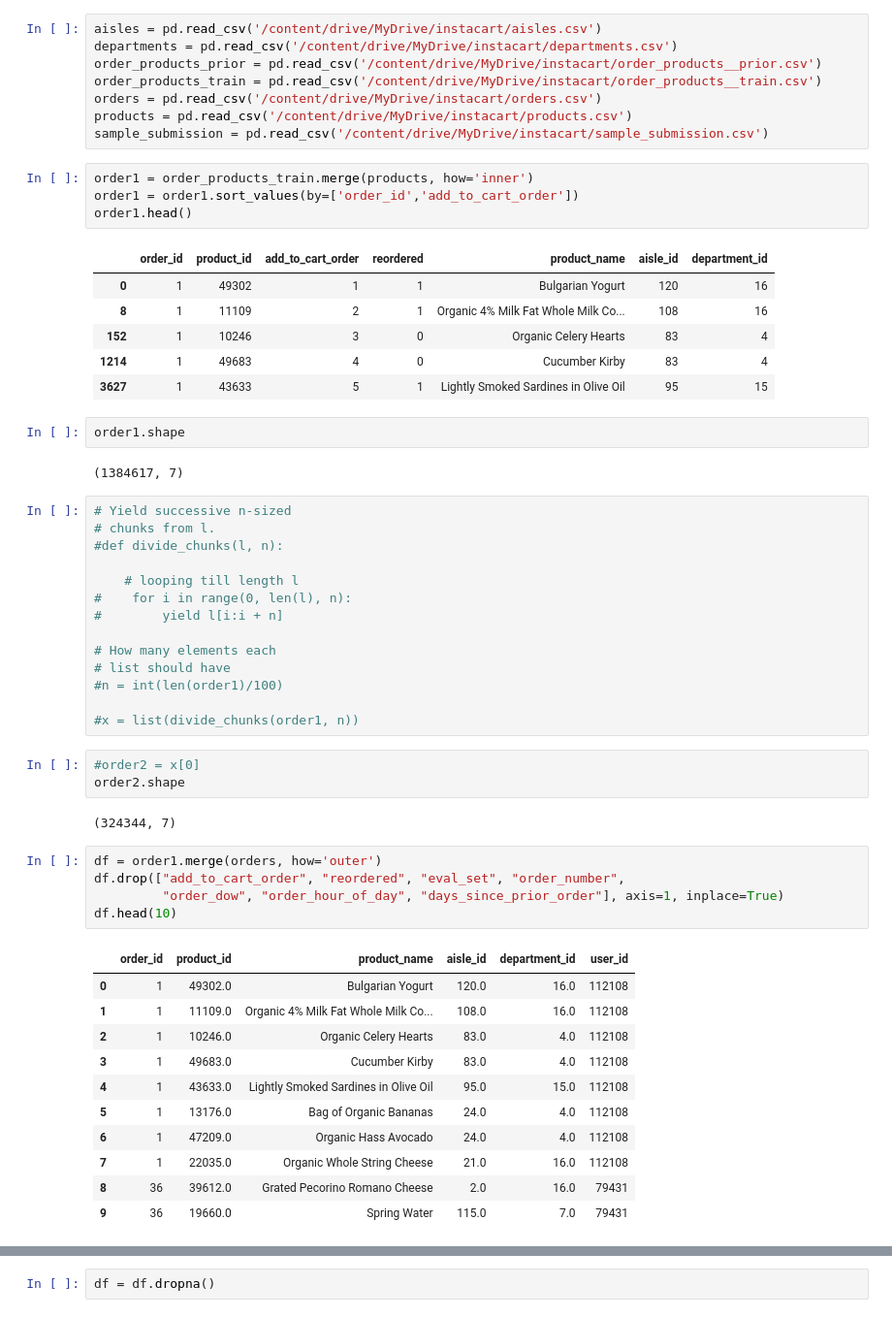
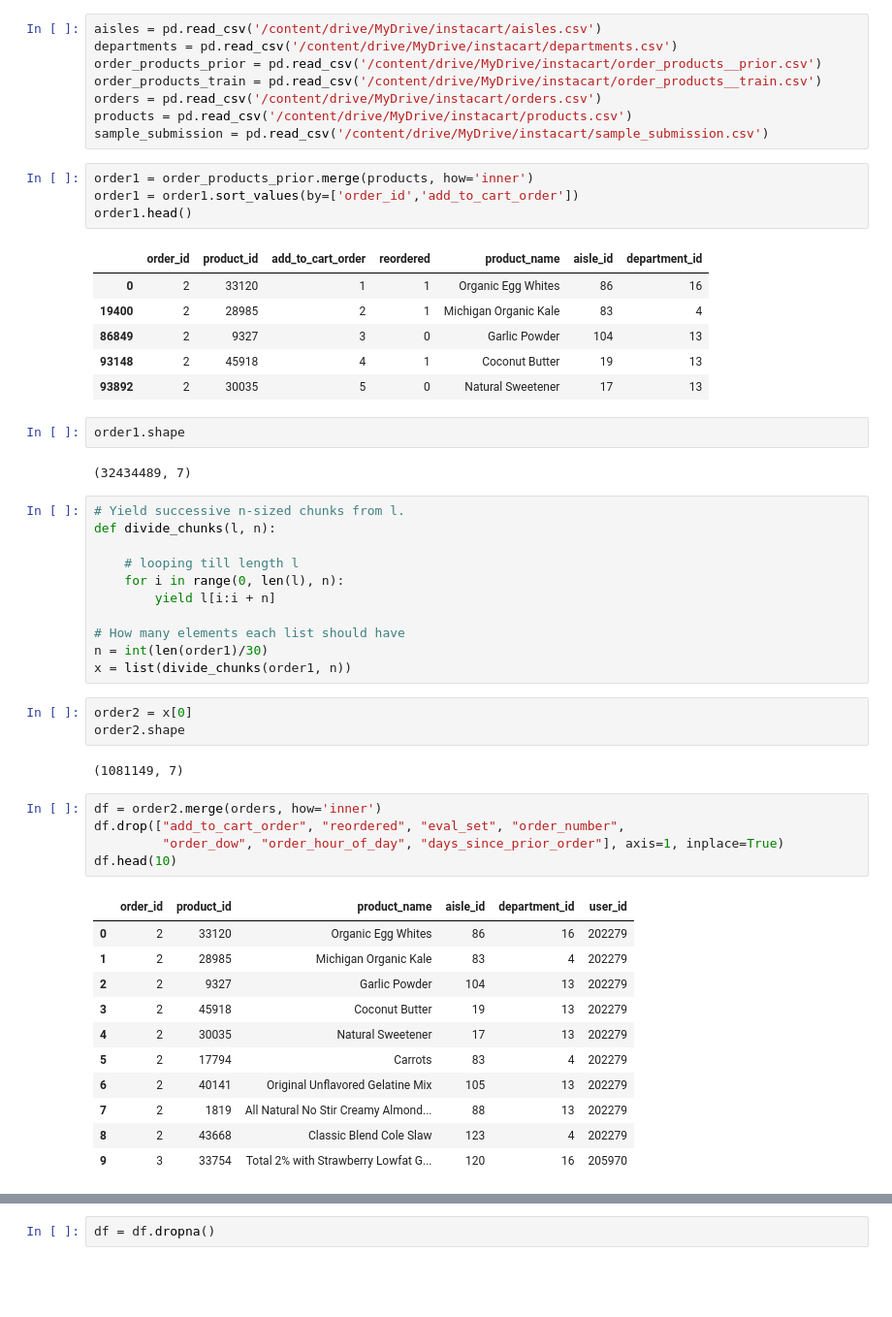
Before and after one commit to pedroafleite/instacart-market-basket-analysis, a Jupyter notebook: instacart_2_segmentation.ipynb, the cells around one changed output, grey strips where cells are left out. Shown at 97% size. Saved outputs shown, nothing was run; the diff lists cells and outputs as text; blank space fills up the shorter version.

```diff
--- a/instacart_2_segmentation.ipynb
+++ b/instacart_2_segmentation.ipynb
@@ -30,56 +30,53 @@ orders = pd.read_csv('/content/drive/MyDrive/instacart/orders.csv')
 products = pd.read_csv('/content/drive/MyDrive/instacart/products.csv')
 sample_submission = pd.read_csv('/content/drive/MyDrive/instacart/sample_submission.csv')
 # %%
-order1 = order_products_train.merge(products, how='inner')
+order1 = order_products_prior.merge(products, how='inner')
 order1 = order1.sort_values(by=['order_id','add_to_cart_order'])
 order1.head()
 # %% [output]
 |  | order_id | product_id | add_to_cart_order | reordered | product_name | aisle_id | department_id |
-| 0 | 1 | 49302 | 1 | 1 | Bulgarian Yogurt | 120 | 16 |
-| 8 | 1 | 11109 | 2 | 1 | Organic 4% Milk Fat Whole Milk Co... | 108 | 16 |
-| 152 | 1 | 10246 | 3 | 0 | Organic Celery Hearts | 83 | 4 |
-| 1214 | 1 | 49683 | 4 | 0 | Cucumber Kirby | 83 | 4 |
-| 3627 | 1 | 43633 | 5 | 1 | Lightly Smoked Sardines in Olive Oil | 95 | 15 |
+| 0 | 2 | 33120 | 1 | 1 | Organic Egg Whites | 86 | 16 |
+| 19400 | 2 | 28985 | 2 | 1 | Michigan Organic Kale | 83 | 4 |
+| 86849 | 2 | 9327 | 3 | 0 | Garlic Powder | 104 | 13 |
+| 93148 | 2 | 45918 | 4 | 1 | Coconut Butter | 19 | 13 |
+| 93892 | 2 | 30035 | 5 | 0 | Natural Sweetener | 17 | 13 |
 # %%
 order1.shape
 # %% [output]
-(1384617, 7)
+(32434489, 7)
 # %%
-# Yield successive n-sized
-# chunks from l.
-#def divide_chunks(l, n):
+# Yield successive n-sized chunks from l.
+def divide_chunks(l, n):
 
     # looping till length l
-#    for i in range(0, len(l), n):
-#        yield l[i:i + n]
+    for i in range(0, len(l), n):
+        yield l[i:i + n]
 
-# How many elements each
-# list should have
-#n = int(len(order1)/100)
-
-#x = list(divide_chunks(order1, n))
+# How many elements each list should have
+n = int(len(order1)/30)
+x = list(divide_chunks(order1, n))
 # %%
-#order2 = x[0]
+order2 = x[0]
 order2.shape
 # %% [output]
-(324344, 7)
+(1081149, 7)
 # %%
-df = order1.merge(orders, how='outer')
+df = order2.merge(orders, how='inner')
 df.drop(["add_to_cart_order", "reordered", "eval_set", "order_number",
          "order_dow", "order_hour_of_day", "days_since_prior_order"], axis=1, inplace=True)
 df.head(10)
 # %% [output]
 |  | order_id | product_id | product_name | aisle_id | department_id | user_id |
-| 0 | 1 | 49302.0 | Bulgarian Yogurt | 120.0 | 16.0 | 112108 |
-| 1 | 1 | 11109.0 | Organic 4% Milk Fat Whole Milk Co... | 108.0 | 16.0 | 112108 |
-| 2 | 1 | 10246.0 | Organic Celery Hearts | 83.0 | 4.0 | 112108 |
-| 3 | 1 | 49683.0 | Cucumber Kirby | 83.0 | 4.0 | 112108 |
-| 4 | 1 | 43633.0 | Lightly Smoked Sardines in Olive Oil | 95.0 | 15.0 | 112108 |
-| 5 | 1 | 13176.0 | Bag of Organic Bananas | 24.0 | 4.0 | 112108 |
-| 6 | 1 | 47209.0 | Organic Hass Avocado | 24.0 | 4.0 | 112108 |
-| 7 | 1 | 22035.0 | Organic Whole String Cheese | 21.0 | 16.0 | 112108 |
-| 8 | 36 | 39612.0 | Grated Pecorino Romano Cheese | 2.0 | 16.0 | 79431 |
-| 9 | 36 | 19660.0 | Spring Water | 115.0 | 7.0 | 79431 |
+| 0 | 2 | 33120 | Organic Egg Whites | 86 | 16 | 202279 |
+| 1 | 2 | 28985 | Michigan Organic Kale | 83 | 4 | 202279 |
+| 2 | 2 | 9327 | Garlic Powder | 104 | 13 | 202279 |
+| 3 | 2 | 45918 | Coconut Butter | 19 | 13 | 202279 |
+| 4 | 2 | 30035 | Natural Sweetener | 17 | 13 | 202279 |
+| 5 | 2 | 17794 | Carrots | 83 | 4 | 202279 |
+| 6 | 2 | 40141 | Original Unflavored Gelatine Mix | 105 | 13 | 202279 |
+| 7 | 2 | 1819 | All Natural No Stir Creamy Almond... | 88 | 13 | 202279 |
+| 8 | 2 | 43668 | Classic Blend Cole Slaw | 123 | 4 | 202279 |
+| 9 | 3 | 33754 | Total 2% with Strawberry Lowfat G... | 120 | 16 | 205970 |
 # %%
 df.shape
 # %% [output]
```
Also changed, not shown: parts of 16 cells of this notebook.
